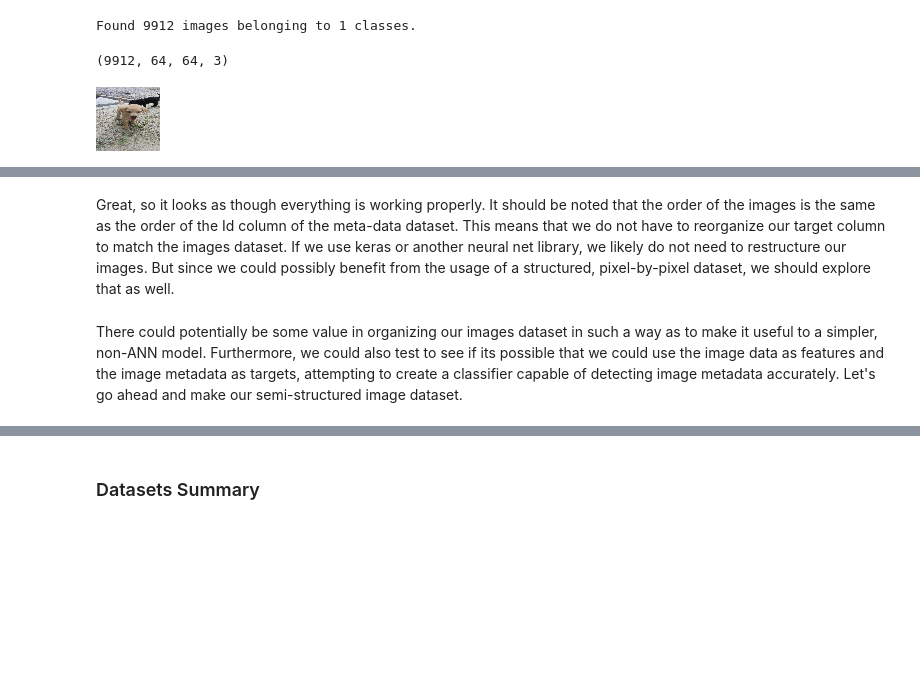
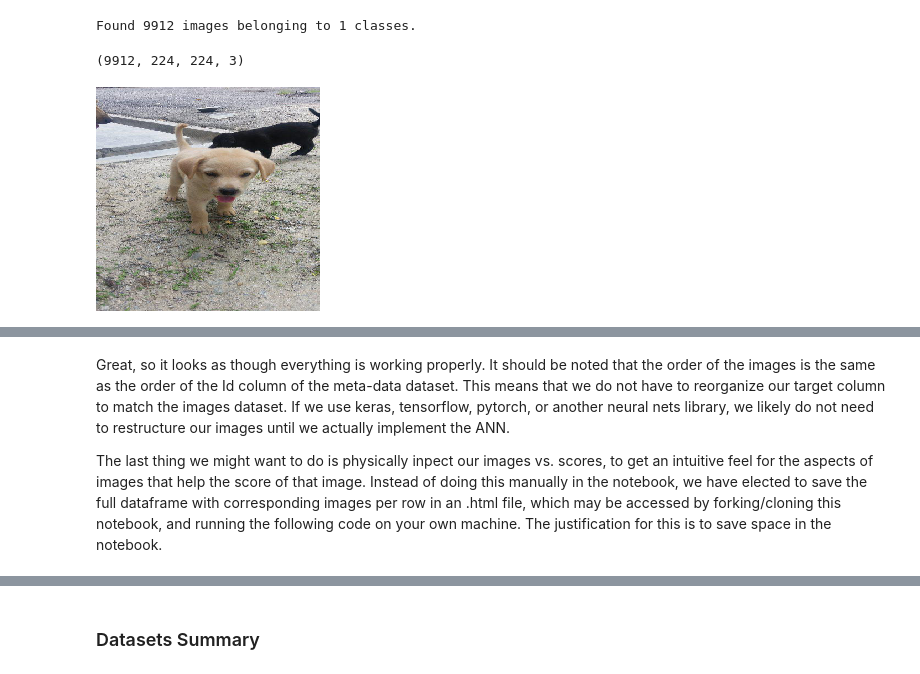
Before and after one commit to Sombrero7/pawpularity-contest, a Jupyter notebook: main_notebook.ipynb, the cells around one changed output, grey strips where cells are left out. Saved outputs shown, nothing was run; the diff lists cells and outputs as text; code cells hidden in the pictures; blank space fills up the shorter version.

Commit message:
updating final notebook; adding some images

```diff
--- a/main_notebook.ipynb
+++ b/main_notebook.ipynb
@@ -337,23 +354,23 @@ import os
 # load images into workspace drom directory
 train_generator = ImageDataGenerator().flow_from_directory(directory='data/',
                                                            shuffle=False,        # load images in alphanumerical order
-                                                           target_size=(64,64),
+                                                           target_size=(224,224),
                                                            classes=['train'],
                                                            batch_size=9912)
 
 # save images as RGB arrays
-data_images = train_generator[0][0]
+X_img = train_generator[0][0]
 # %% [output]
 Found 9912 images belonging to 1 classes.
 # %%
 # check dataset shape
-data_images.shape
+X_img.shape
 # %% [output]
-(9912, 64, 64, 3)
+(9912, 224, 224, 3)
 # %%
 # preview first image
-array_to_img(data_images[0])
+array_to_img(X_img[0])
 # %% [output]
-[figure, old version]
+[figure, new version]
 # %%
 # preview last image
@@ -361,6 +378,6 @@ array_to_img(data_images[9911])
 # %% [output]
 [figure]
 # %% [markdown]
-Great, so it looks as though everything is working properly. It should be noted that the order of the images is the same as the order of the Id column of the meta-data dataset. This means that we do not have to reorganize our target column to match the images dataset. If we use keras or another neural net library, we likely do not need to restructure our images. But since we could possibly benefit from the usage of a structured, pixel-by-pixel dataset, we should explore that as well.
+Great, so it looks as though everything is working properly. It should be noted that the order of the images is the same as the order of the Id column of the meta-data dataset. This means that we do not have to reorganize our target column to match the images dataset. If we use keras, tensorflow, pytorch, or another neural nets library, we likely do not need to restructure our images until we actually implement the ANN.
+
+The last thing we might want to do is physically inpect our images vs. scores, to get an intuitive feel for the aspects of images that help the score of that image. Instead of doing this manually in the notebook, we have elected to save the full dataframe with corresponding images per row in an .html file, which may be accessed by forking/cloning this notebook, and running the following code on your own machine. The justification for this is to save space in the notebook.
-# %% [markdown]
-There could potentially be some value in organizing our images dataset in such a way as to make it useful to a simpler, non-ANN model. Furthermore, we could also test to see if its possible that we could use the image data as features and the image metadata as targets, attempting to create a classifier capable of detecting image metadata accurately. Let's go ahead and make our semi-structured image dataset.
```
Also changed, not shown: parts of 150 cells of this notebook, 1 other file.
